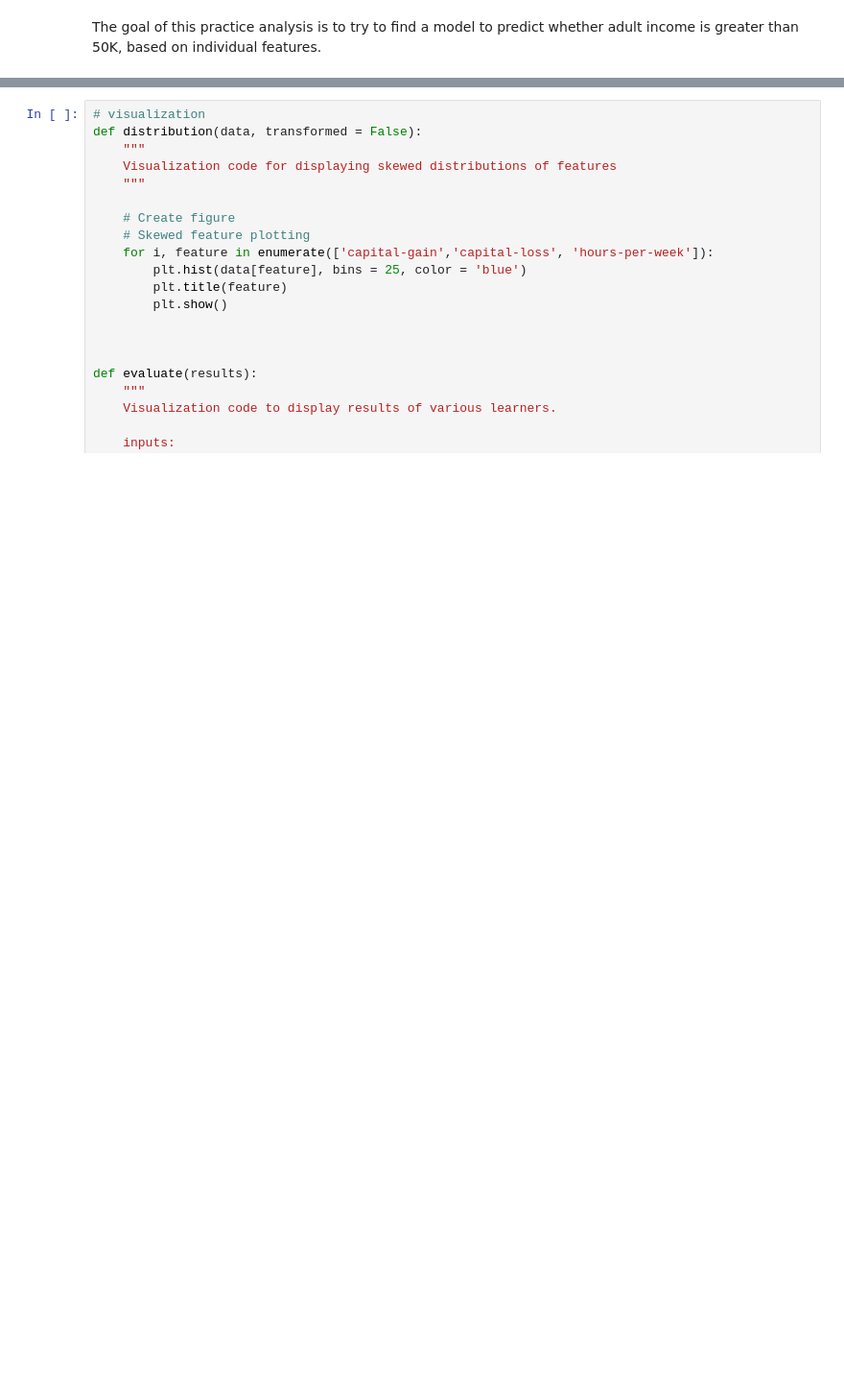
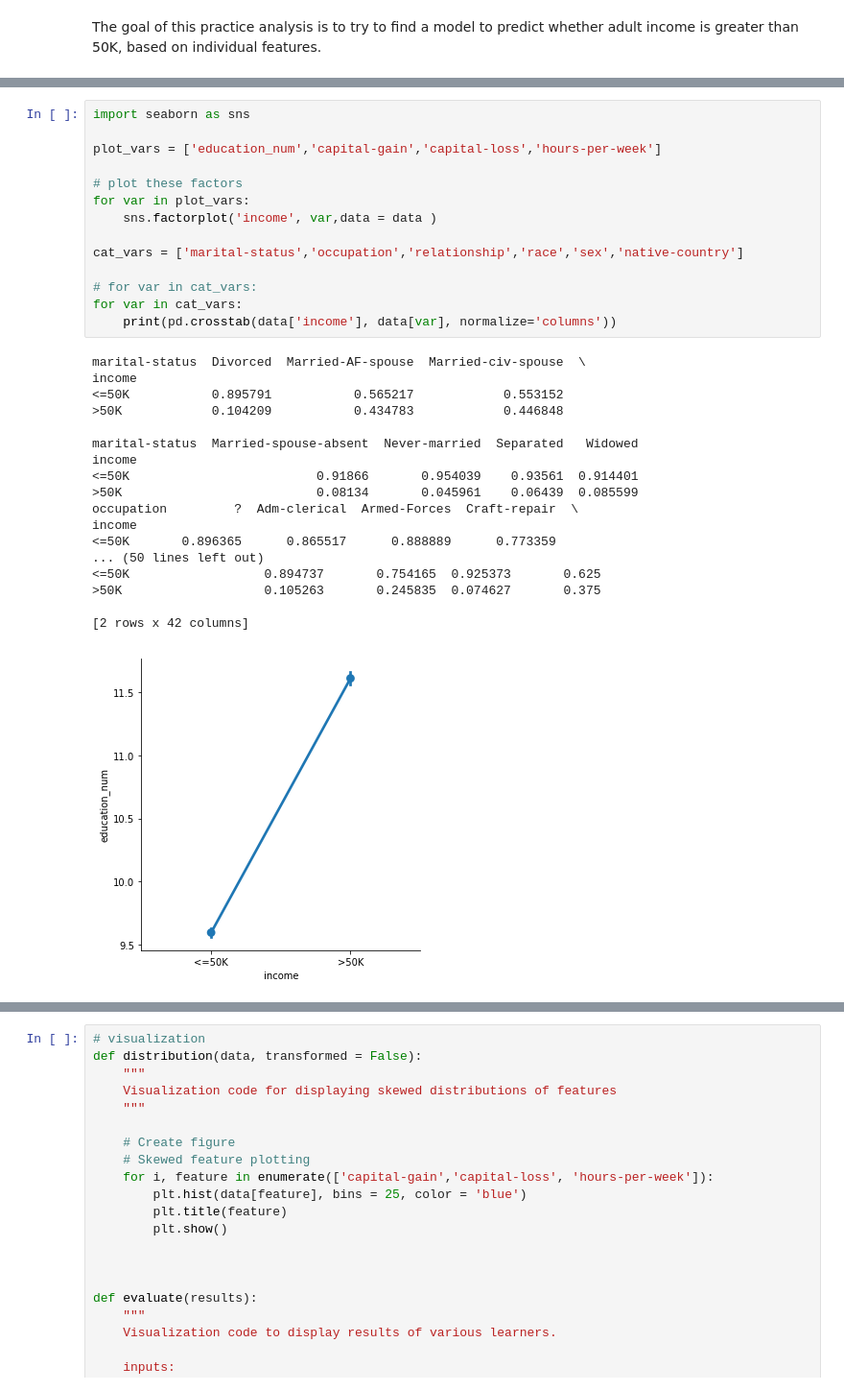
Before and after one commit to catli/sklearn-practice, a Jupyter notebook: Analyze Census Adult Data.ipynb, the cells around one changed output, grey strips where cells are left out. Shown at 96% size. Drawn from its saved outputs; the diff is of its cells as text; blank space fills up the shorter version.

```diff
--- a/Analyze Census Adult Data.ipynb
+++ b/Analyze Census Adult Data.ipynb
@@ -14,3 +14,36 @@ data.head()
 | 2 | 38 | Private | 215646 | HS-grad | 9 | Divorced | Handlers-cleaners | Not-in-family | ... |
 | 3 | 53 | Private | 234721 | 11th | 7 | Married-civ-spouse | Handlers-cleaners | Husband | ... |
 | 4 | 28 | Private | 338409 | Bachelors | 13 | Married-civ-spouse | Prof-specialty | Wife | ... |
+# %%
+import seaborn as sns
+
+plot_vars = ['education_num','capital-gain','capital-loss','hours-per-week']
+
+# plot these factors
+for var in plot_vars:
+    sns.factorplot('income', var,data = data )
+
+cat_vars = ['marital-status','occupation','relationship','race','sex','native-country']
+
+# for var in cat_vars:
+for var in cat_vars:
+    print(pd.crosstab(data['income'], data[var], normalize='columns'))
+# %% [output]
+marital-status  Divorced  Married-AF-spouse  Married-civ-spouse  \
+income
+<=50K           0.895791           0.565217            0.553152
+>50K            0.104209           0.434783            0.446848
+
+marital-status  Married-spouse-absent  Never-married  Separated   Widowed
+income
+<=50K                         0.91866       0.954039    0.93561  0.914401
+>50K                          0.08134       0.045961    0.06439  0.085599
+occupation         ?  Adm-clerical  Armed-Forces  Craft-repair  \
+income
+<=50K       0.896365      0.865517      0.888889      0.773359
+... (50 lines left out)
+<=50K                  0.894737       0.754165  0.925373       0.625
+>50K                   0.105263       0.245835  0.074627       0.375
+
+[2 rows x 42 columns]
+[figure, added]
```
Also changed, not shown: parts of 7 cells of this notebook, 5 other files.
